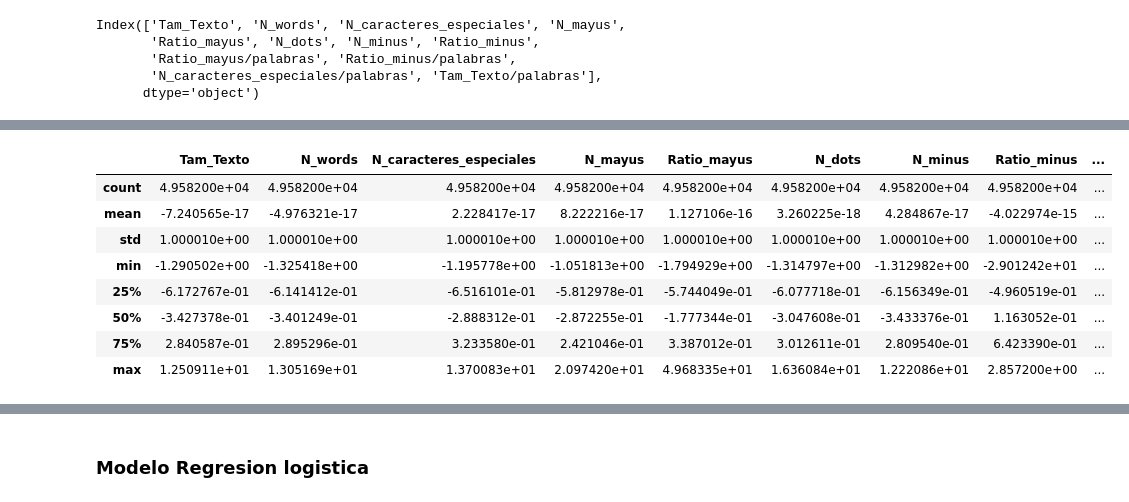
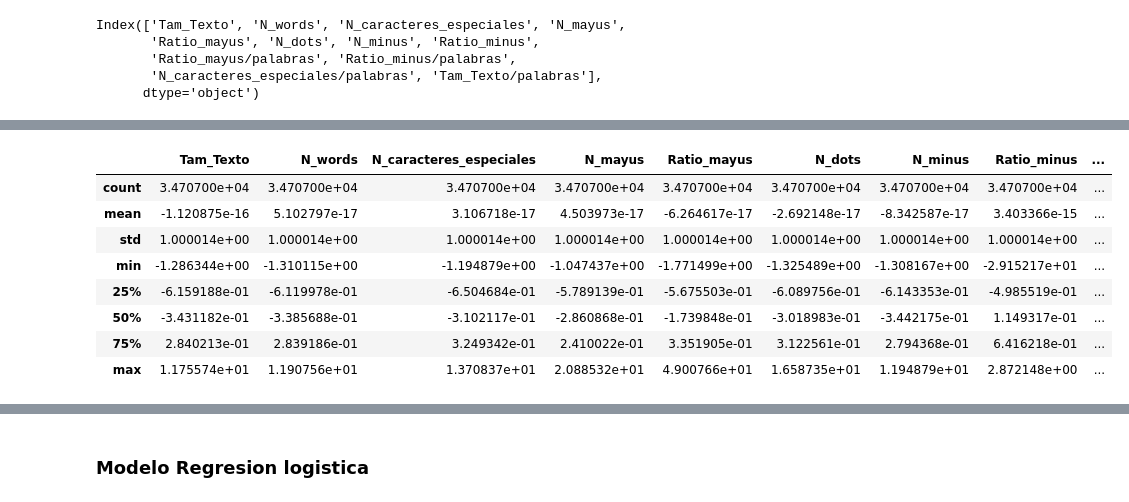
Before and after one commit to PaulHRolH/Modelo_Sentimiento, a Jupyter notebook: Practica_4.ipynb, the cells around one changed output, grey strips where cells are left out. Saved outputs shown, nothing was run; the diff lists cells and outputs as text; code cells hidden in the pictures.

```diff
--- a/Practica_4.ipynb
+++ b/Practica_4.ipynb
@@ -289,0 +302,2 @@ Index(['Tam_Texto', 'N_words', 'N_caracteres_especiales', 'N_mayus',
+# %%
+X_train, X_test, y_train, y_test = train_test_split(df_vec.drop(columns='sentiment'),df_vec['sentiment'],test_size=0.3, random_state=666)
@@ -292,2 +339,2 @@ sc = StandardScaler()
 # %%
-df_vec[lst_cont] = sc.fit_transform(df_vec[lst_cont])
+X_train[lst_cont] = sc.fit_transform(X_train[lst_cont])
@@ -294,12 +359,12 @@ df_vec[lst_cont] = sc.fit_transform(df_vec[lst_cont])
 # %%
-df_vec[lst_cont].describe()
+X_train[lst_cont].describe()
 # %% [output]
 |  | Tam_Texto | N_words | N_caracteres_especiales | N_mayus | Ratio_mayus | N_dots | N_minus | Ratio_minus | ... |
-| count | 4.958200e+04 | 4.958200e+04 | 4.958200e+04 | 4.958200e+04 | 4.958200e+04 | 4.958200e+04 | 4.958200e+04 | 4.958200e+04 | ... |
-| mean | -7.240565e-17 | -4.976321e-17 | 2.228417e-17 | 8.222216e-17 | 1.127106e-16 | 3.260225e-18 | 4.284867e-17 | -4.022974e-15 | ... |
-| std | 1.000010e+00 | 1.000010e+00 | 1.000010e+00 | 1.000010e+00 | 1.000010e+00 | 1.000010e+00 | 1.000010e+00 | 1.000010e+00 | ... |
-| min | -1.290502e+00 | -1.325418e+00 | -1.195778e+00 | -1.051813e+00 | -1.794929e+00 | -1.314797e+00 | -1.312982e+00 | -2.901242e+01 | ... |
-| 25% | -6.172767e-01 | -6.141412e-01 | -6.516101e-01 | -5.812978e-01 | -5.744049e-01 | -6.077718e-01 | -6.156349e-01 | -4.960519e-01 | ... |
-| 50% | -3.427378e-01 | -3.401249e-01 | -2.888312e-01 | -2.872255e-01 | -1.777344e-01 | -3.047608e-01 | -3.433376e-01 | 1.163052e-01 | ... |
-| 75% | 2.840587e-01 | 2.895296e-01 | 3.233580e-01 | 2.421046e-01 | 3.387012e-01 | 3.012611e-01 | 2.809540e-01 | 6.423390e-01 | ... |
-| max | 1.250911e+01 | 1.305169e+01 | 1.370083e+01 | 2.097420e+01 | 4.968335e+01 | 1.636084e+01 | 1.222086e+01 | 2.857200e+00 | ... |
+| count | 3.470700e+04 | 3.470700e+04 | 3.470700e+04 | 3.470700e+04 | 3.470700e+04 | 3.470700e+04 | 3.470700e+04 | 3.470700e+04 | ... |
+| mean | -1.120875e-16 | 5.102797e-17 | 3.106718e-17 | 4.503973e-17 | -6.264617e-17 | -2.692148e-17 | -8.342587e-17 | 3.403366e-15 | ... |
+| std | 1.000014e+00 | 1.000014e+00 | 1.000014e+00 | 1.000014e+00 | 1.000014e+00 | 1.000014e+00 | 1.000014e+00 | 1.000014e+00 | ... |
+| min | -1.286344e+00 | -1.310115e+00 | -1.194879e+00 | -1.047437e+00 | -1.771499e+00 | -1.325489e+00 | -1.308167e+00 | -2.915217e+01 | ... |
+| 25% | -6.159188e-01 | -6.119978e-01 | -6.504684e-01 | -5.789139e-01 | -5.675503e-01 | -6.089756e-01 | -6.143353e-01 | -4.985519e-01 | ... |
+| 50% | -3.431182e-01 | -3.385688e-01 | -3.102117e-01 | -2.860868e-01 | -1.739848e-01 | -3.018983e-01 | -3.442175e-01 | 1.149317e-01 | ... |
+| 75% | 2.840213e-01 | 2.839186e-01 | 3.249342e-01 | 2.410022e-01 | 3.351905e-01 | 3.122561e-01 | 2.794368e-01 | 6.416218e-01 | ... |
+| max | 1.175574e+01 | 1.190756e+01 | 1.370837e+01 | 2.088532e+01 | 4.900766e+01 | 1.658735e+01 | 1.194879e+01 | 2.872148e+00 | ... |
```
Also changed, not shown: parts of 53 cells of this notebook.
